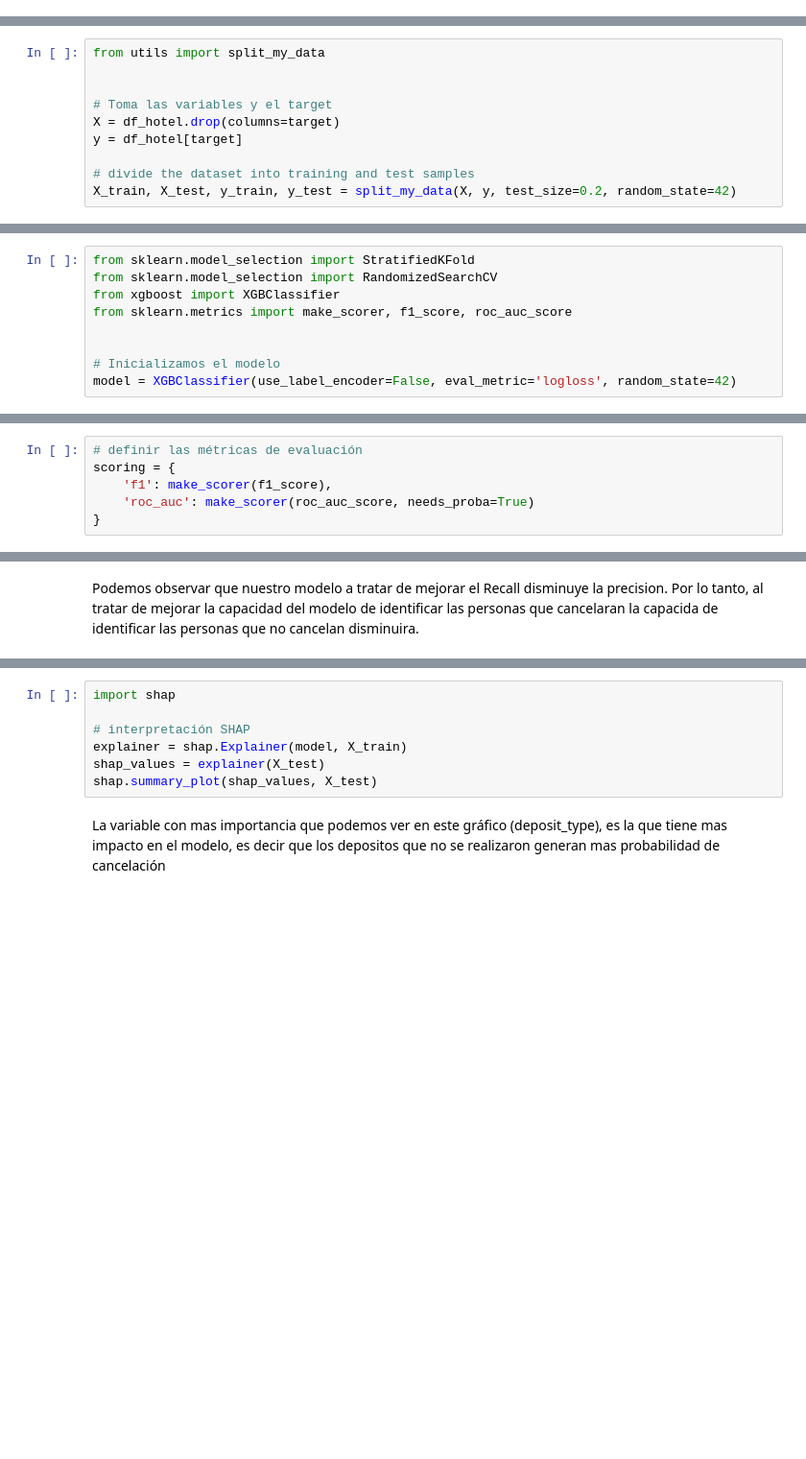
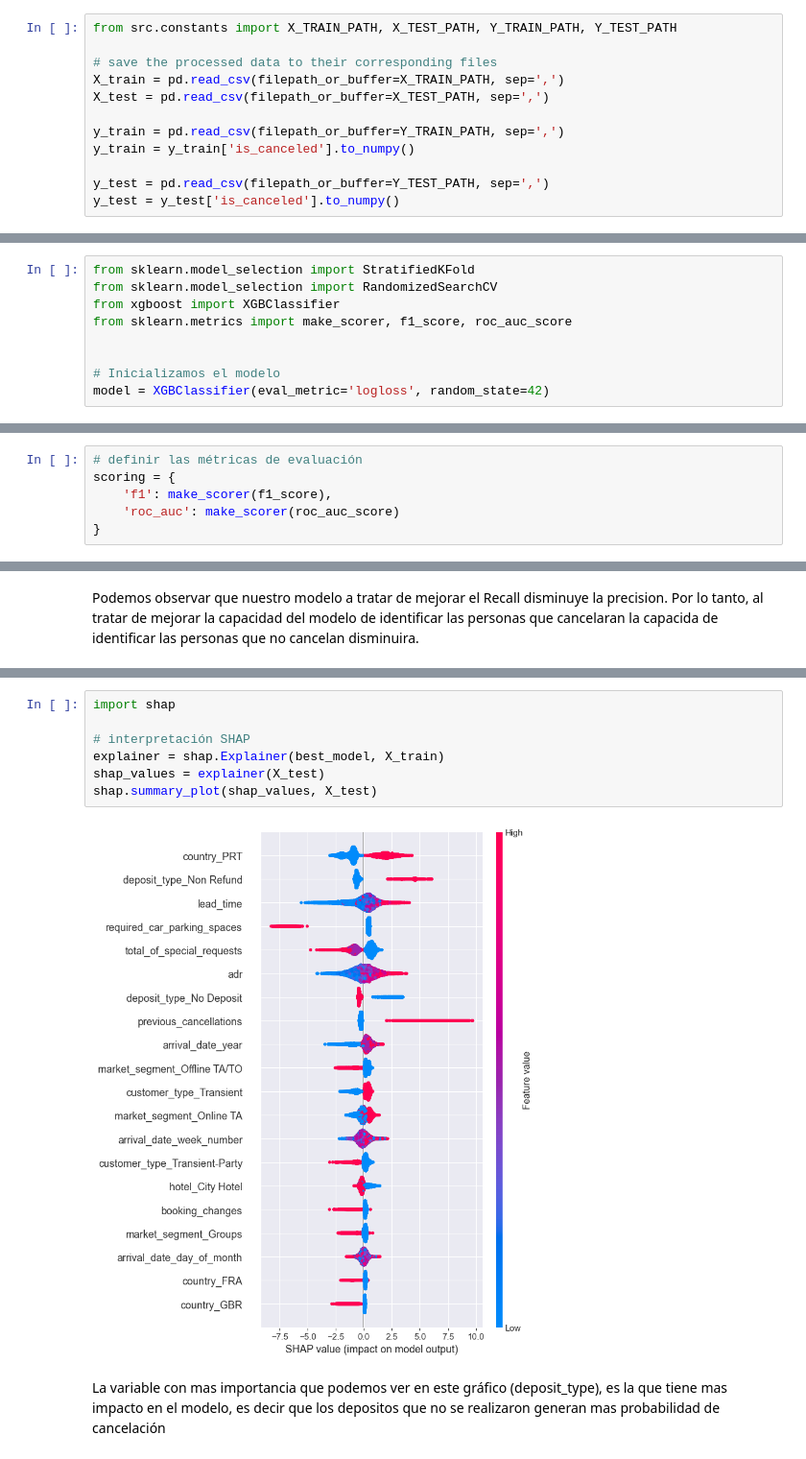
Before and after one commit to 4GeeksAcademy/LucasDellaMaestra-AlejandroNovellino-ReneRamirez-ProyectoFinal, a Jupyter notebook: notebooks/3.0-model-opt.ipynb, the cells around one changed output, grey strips where cells are left out. Shown: that part at 96% size. Cells and saved outputs as stored; diff of their text form; blank space fills up the shorter version.

Commit message:
feat: adds opt model notebook
Adds the analysis and creation of a optimized XGBoost model.

```diff
--- a/notebooks/3.0-model-opt.ipynb
+++ b/notebooks/3.0-model-opt.ipynb
@@ -31,2 +26,14 @@ df_hotel.head()
+# %%
+from src.constants import X_TRAIN_PATH, X_TEST_PATH, Y_TRAIN_PATH, Y_TEST_PATH
+
+# save the processed data to their corresponding files
+X_train = pd.read_csv(filepath_or_buffer=X_TRAIN_PATH, sep=',')
+X_test = pd.read_csv(filepath_or_buffer=X_TEST_PATH, sep=',')
+
+y_train = pd.read_csv(filepath_or_buffer=Y_TRAIN_PATH, sep=',')
+y_train = y_train['is_canceled'].to_numpy()
+
+y_test = pd.read_csv(filepath_or_buffer=Y_TEST_PATH, sep=',')
+y_test = y_test['is_canceled'].to_numpy()
 # %%
 # Mostramos información básica
@@ -58,13 +52,3 @@ col_categoricas = col_categoricas + [target]
-# %%
-from utils import split_my_data
-
-
-# Toma las variables y el target
-X = df_hotel.drop(columns=target)
-y = df_hotel[target]
-
-# divide the dataset into training and test samples
-X_train, X_test, y_train, y_test = split_my_data(X, y, test_size=0.2, random_state=42)
 # %% [markdown]
 # Construccion del modelo XGBoost optimizado
 # %% [markdown]
@@ -77,7 +61,7 @@ from sklearn.metrics import make_scorer, f1_score, roc_auc_score
 
 
 # Inicializamos el modelo
-model = XGBClassifier(use_label_encoder=False, eval_metric='logloss', random_state=42)
+model = XGBClassifier(eval_metric='logloss', random_state=42)
 # %% [markdown]
 ## Definimos la estrategia de validacion
 # %%
@@ -89,7 +73,7 @@ cv = StratifiedKFold(n_splits=5, shuffle=True, random_state=42)
 # definir las métricas de evaluación
 scoring = {
     'f1': make_scorer(f1_score),
-    'roc_auc': make_scorer(roc_auc_score, needs_proba=True)
+    'roc_auc': make_scorer(roc_auc_score)
 }
 # %% [markdown]
 ## Creamos la malla de hiperparametros
@@ -245,10 +302,12 @@ Podemos observar que nuestro modelo a tratar de mejorar el Recall disminuye la p
 # %%
 import shap
 
 # interpretación SHAP
-explainer = shap.Explainer(model, X_train)
+explainer = shap.Explainer(best_model, X_train)
 shap_values = explainer(X_test)
 shap.summary_plot(shap_values, X_test)
+# %% [output]
+[figure, added]
 # %% [markdown]
 La variable con mas importancia que podemos ver en este gráfico (deposit_type), es la que tiene mas impacto en el modelo, es decir que los depositos que no se realizaron generan mas probabilidad de cancelación
 # %%
```
Also changed, not shown: parts of 33 cells of this notebook, 1 other file.
